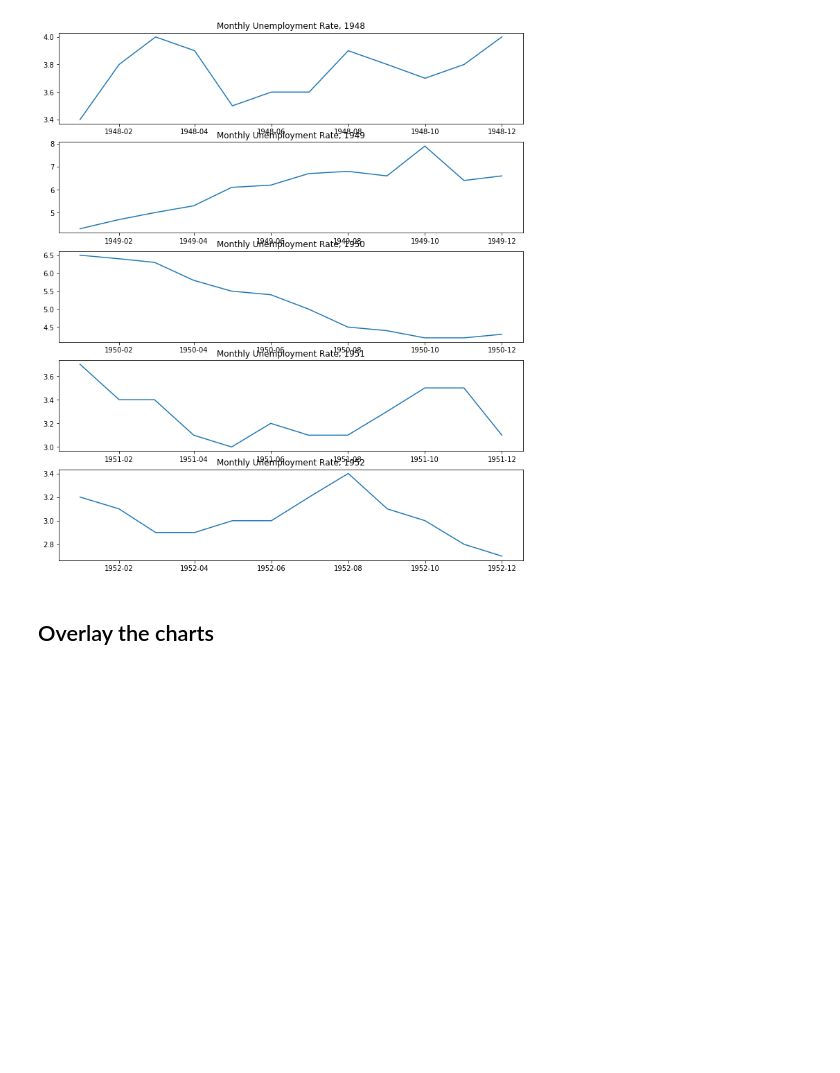
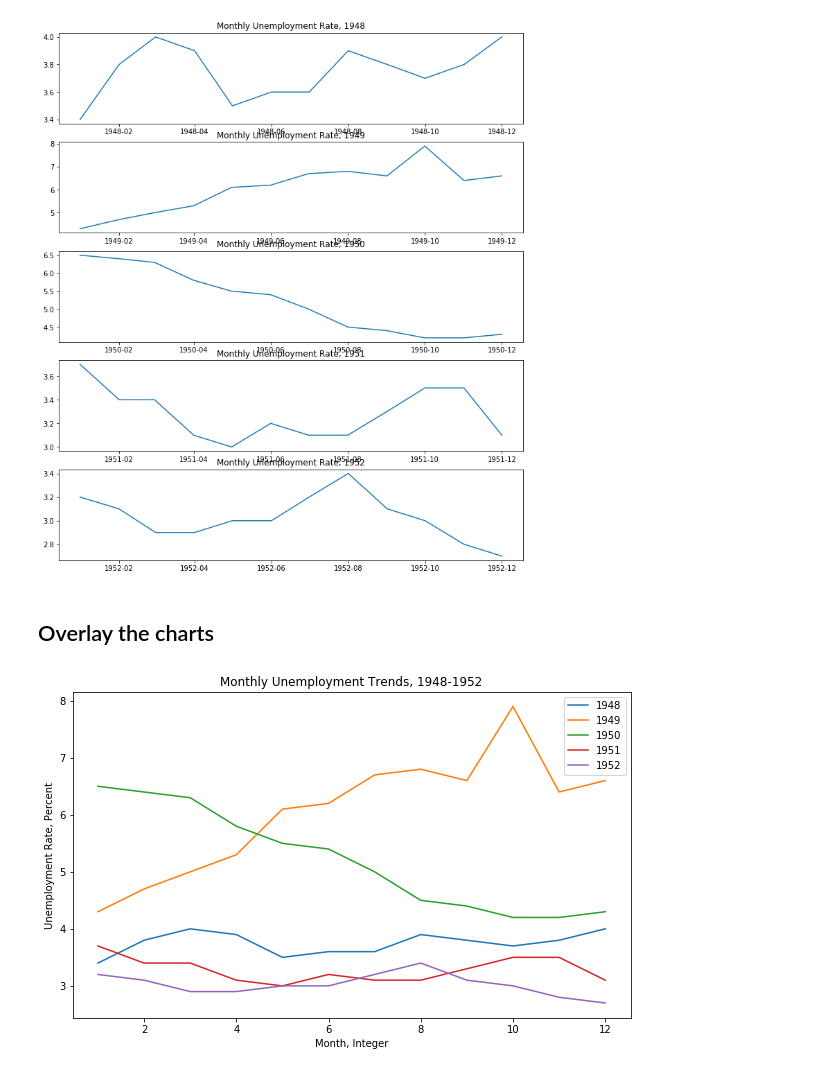
Before and after one commit to VictorOmondi1997/unrate, a Jupyter notebook: notebooks/unrate.ipynb, the cells around one changed output. Cells and saved outputs as stored; diff of their text form; code cells hidden in the pictures; blank space fills up the shorter version.

Commit message:
Monthly Unemployment Trends, 1948-1952

```diff
--- a/notebooks/unrate.ipynb
+++ b/notebooks/unrate.ipynb
@@ -122,3 +122,15 @@ plt.show()
 [figure]
 # %% [markdown]
 ## Overlay the charts
+# %%
+fig2_1948_1952 = plt.figure(figsize=(10,6))
+for i in range(1953-1948):
+    plt.plot(unrate[(i*12):(i+1)*12]['DATE'].dt.month, unrate[(i*12):(i+1)*12]['VALUE'], label=str(1948+i))
+
+plt.title('Monthly Unemployment Trends, 1948-1952')
+plt.xlabel('Month, Integer')
+plt.ylabel('Unemployment Rate, Percent')
+plt.legend(loc='upper right')
+plt.show()
+# %% [output]
+[figure, added]
```
